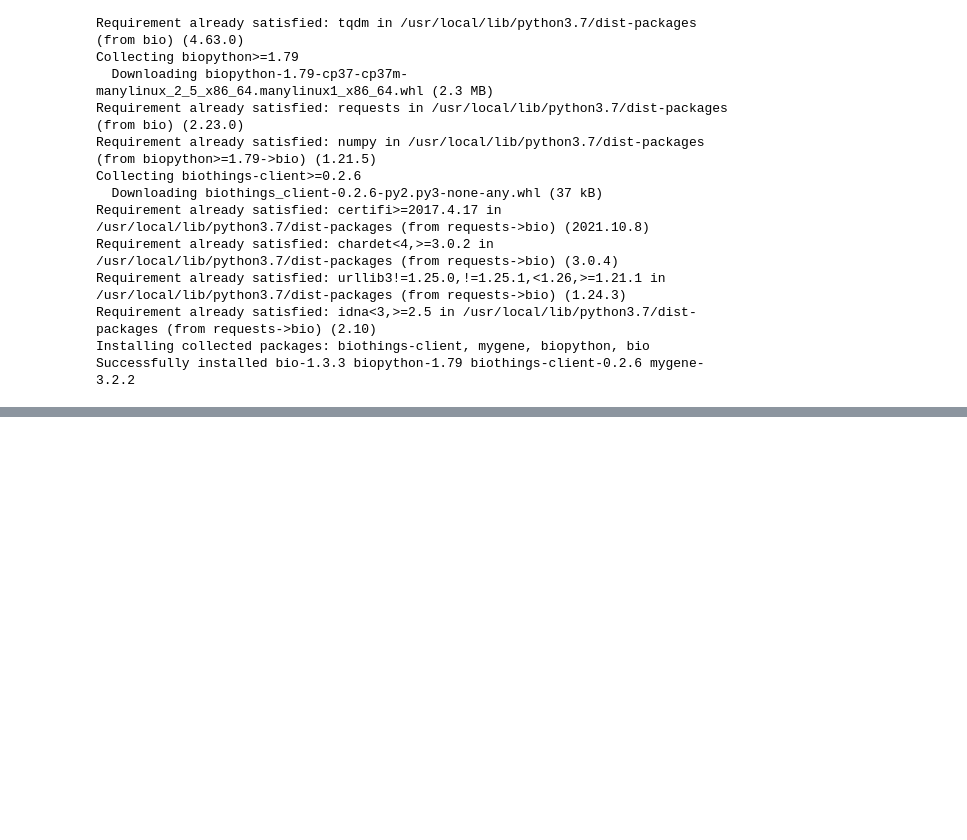
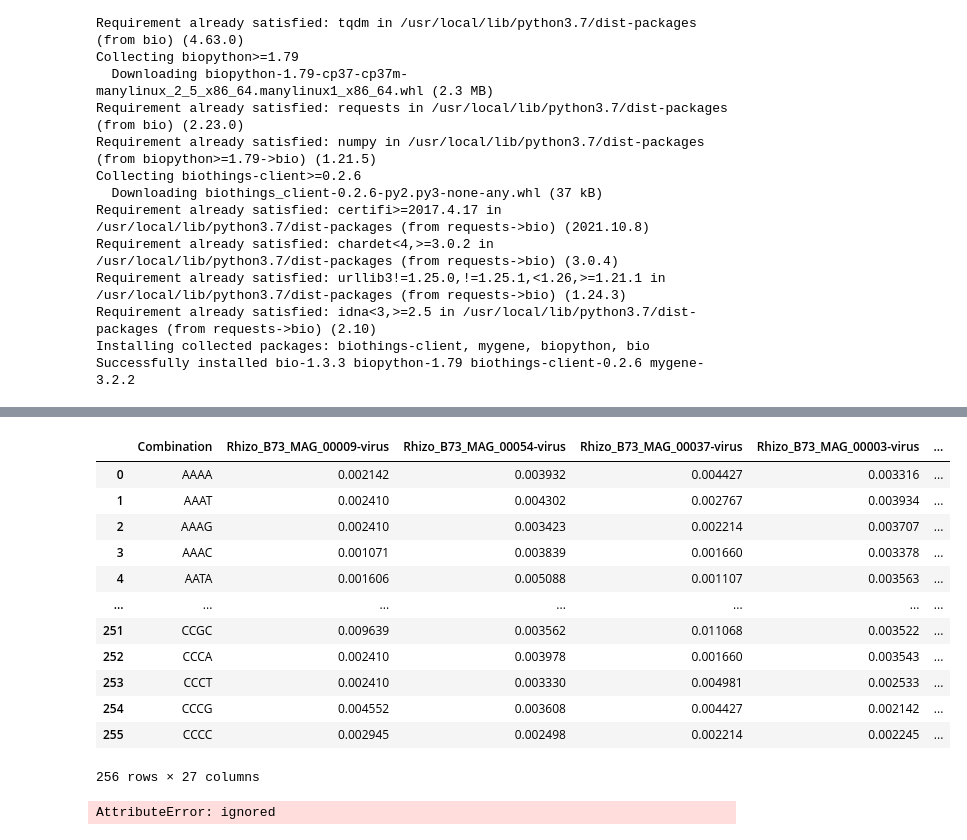
Before and after one commit to pyadav06/VirusHost, a Jupyter notebook: Tetranucleotide.ipynb, the cells around one changed output, grey strips where cells are left out. Saved outputs shown, nothing was run; the diff lists cells and outputs as text; code cells hidden in the pictures; blank space fills up the shorter version.

```diff
--- a/Tetranucleotide.ipynb
+++ b/Tetranucleotide.ipynb
@@ -105,0 +99,27 @@ Requirement already satisfied: idna<3,>=2.5 in /usr/local/lib/python3.7/dist-pac
+# %%
+Virus=get_df("/content/B73-rhizosphere/Virus")
+Virus
+# %% [output]
+|  | Combination | Rhizo_B73_MAG_00009-virus | Rhizo_B73_MAG_00054-virus | Rhizo_B73_MAG_00037-virus | Rhizo_B73_MAG_00003-virus | ... |
+| 0 | AAAA | 0.002142 | 0.003932 | 0.004427 | 0.003316 | ... |
+| 1 | AAAT | 0.002410 | 0.004302 | 0.002767 | 0.003934 | ... |
+| 2 | AAAG | 0.002410 | 0.003423 | 0.002214 | 0.003707 | ... |
+| 3 | AAAC | 0.001071 | 0.003839 | 0.001660 | 0.003378 | ... |
+| 4 | AATA | 0.001606 | 0.005088 | 0.001107 | 0.003563 | ... |
+| ... | ... | ... | ... | ... | ... | ... |
+| 251 | CCGC | 0.009639 | 0.003562 | 0.011068 | 0.003522 | ... |
+| 252 | CCCA | 0.002410 | 0.003978 | 0.001660 | 0.003543 | ... |
+| 253 | CCCT | 0.002410 | 0.003330 | 0.004981 | 0.002533 | ... |
+| 254 | CCCG | 0.004552 | 0.003608 | 0.004427 | 0.002142 | ... |
+| 255 | CCCC | 0.002945 | 0.002498 | 0.002214 | 0.002245 | ... |
+256 rows × 27 columns
+# %%
+from google.colab import files
+#Bacteria.to_csv(Bacteria.csv)
+#Virus.to_csv(Virus.csv)
+#result.to_csv(result.csv)
+files.download(Bacteria.csv)
+files.download(Virus.csv)
+files.download(result.csv)
+# %% [output]
+AttributeError: ignored
```
Also changed, not shown: parts of 4 cells of this notebook.
